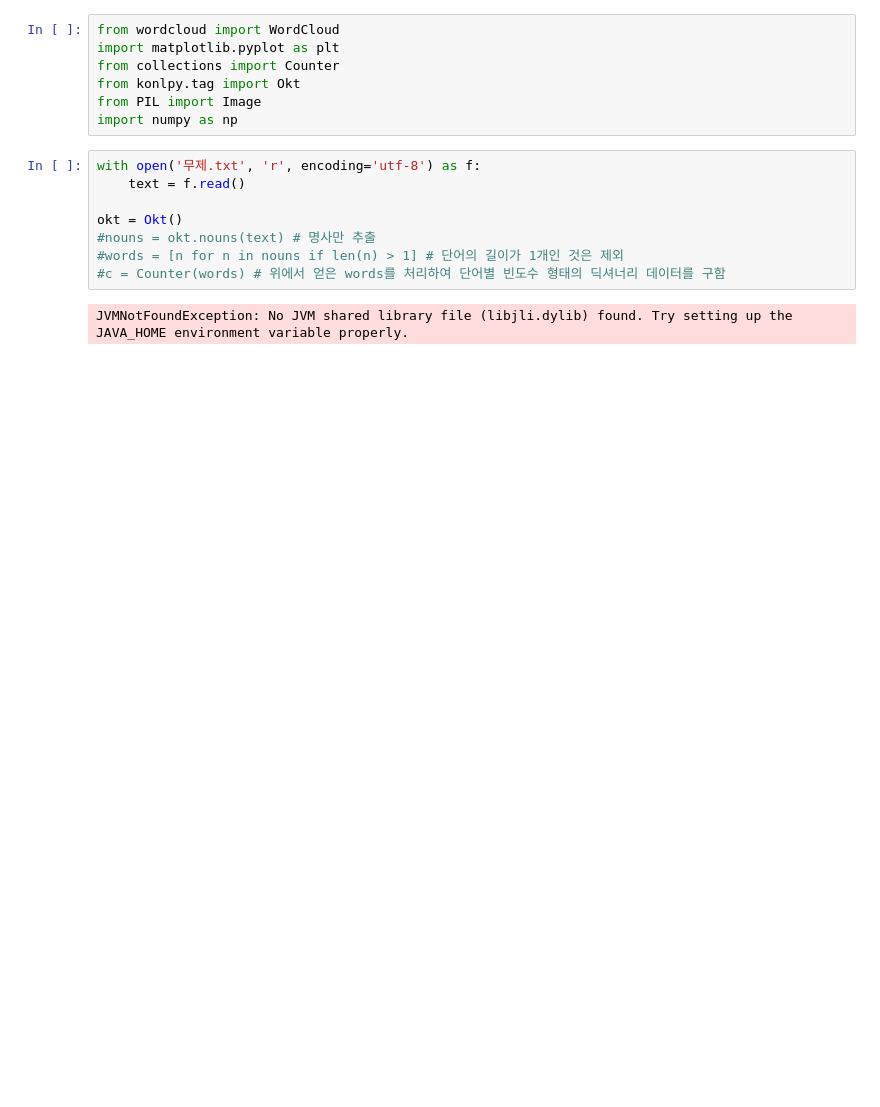
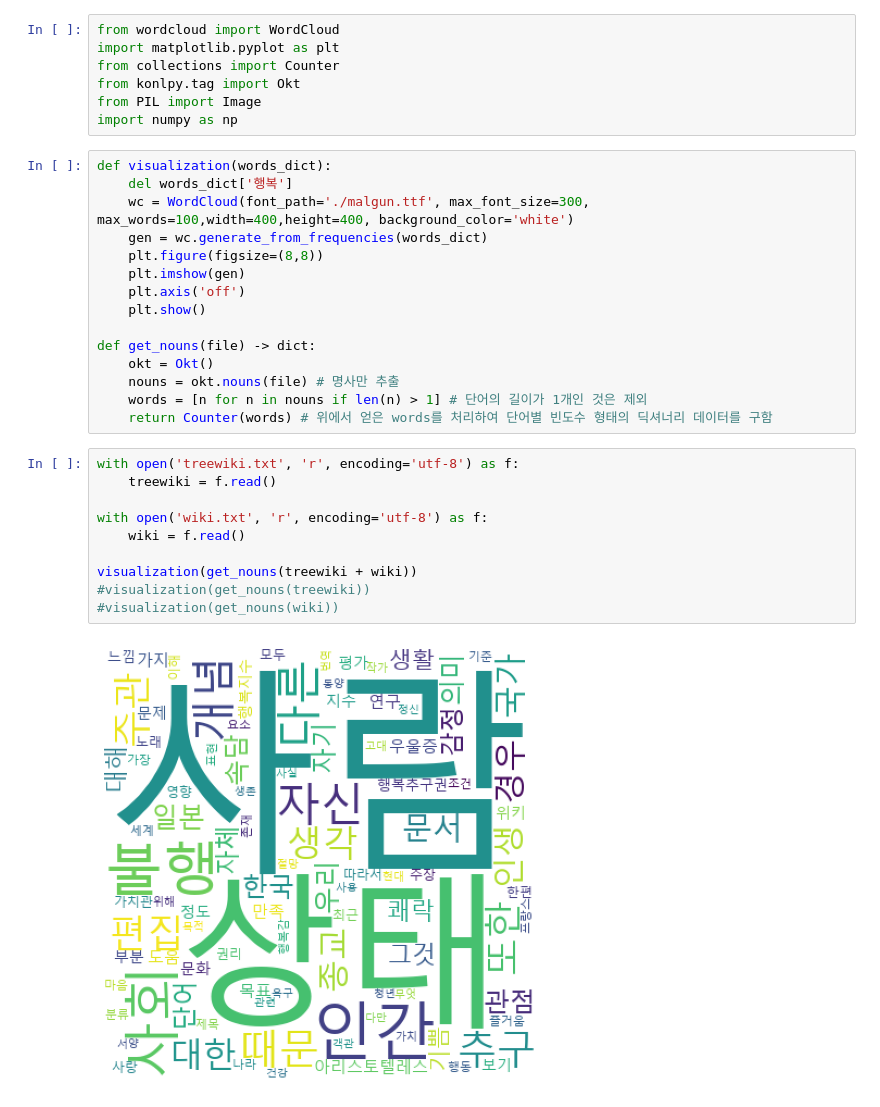
Before and after one commit to limetree06/dataScience, a Jupyter notebook: week5/happiness.ipynb, the cells around one changed output. Cells and saved outputs as stored; diff of their text form; blank space fills up the shorter version.

```diff
--- a/week5/happiness.ipynb
+++ b/week5/happiness.ipynb
@@ -6,12 +6,29 @@ from konlpy.tag import Okt
 from PIL import Image
 import numpy as np
 # %%
-with open('무제.txt', 'r', encoding='utf-8') as f:
-    text = f.read()
+def visualization(words_dict):
+    del words_dict['행복']
+    wc = WordCloud(font_path='./malgun.ttf', max_font_size=300, max_words=100,width=400,height=400, background_color='white')
+    gen = wc.generate_from_frequencies(words_dict)
+    plt.figure(figsize=(8,8))
+    plt.imshow(gen)
+    plt.axis('off')
+    plt.show()
 
-okt = Okt()
-#nouns = okt.nouns(text) # 명사만 추출
-#words = [n for n in nouns if len(n) > 1] # 단어의 길이가 1개인 것은 제외
-#c = Counter(words) # 위에서 얻은 words를 처리하여 단어별 빈도수 형태의 딕셔너리 데이터를 구함
+def get_nouns(file) -> dict:
+    okt = Okt()
+    nouns = okt.nouns(file) # 명사만 추출
+    words = [n for n in nouns if len(n) > 1] # 단어의 길이가 1개인 것은 제외
+    return Counter(words) # 위에서 얻은 words를 처리하여 단어별 빈도수 형태의 딕셔너리 데이터를 구함
-# %% [output]
-JVMNotFoundException: No JVM shared library file (libjli.dylib) found. Try setting up the JAVA_HOME environment variable properly.
+# %%
+with open('treewiki.txt', 'r', encoding='utf-8') as f:
+    treewiki = f.read()
+
+with open('wiki.txt', 'r', encoding='utf-8') as f:
+    wiki = f.read()
+
+visualization(get_nouns(treewiki + wiki))
+#visualization(get_nouns(treewiki))
+#visualization(get_nouns(wiki))
+# %% [output]
+[figure, added]
```
Also changed, not shown: parts of 1 cell of this notebook, 6 other files.
